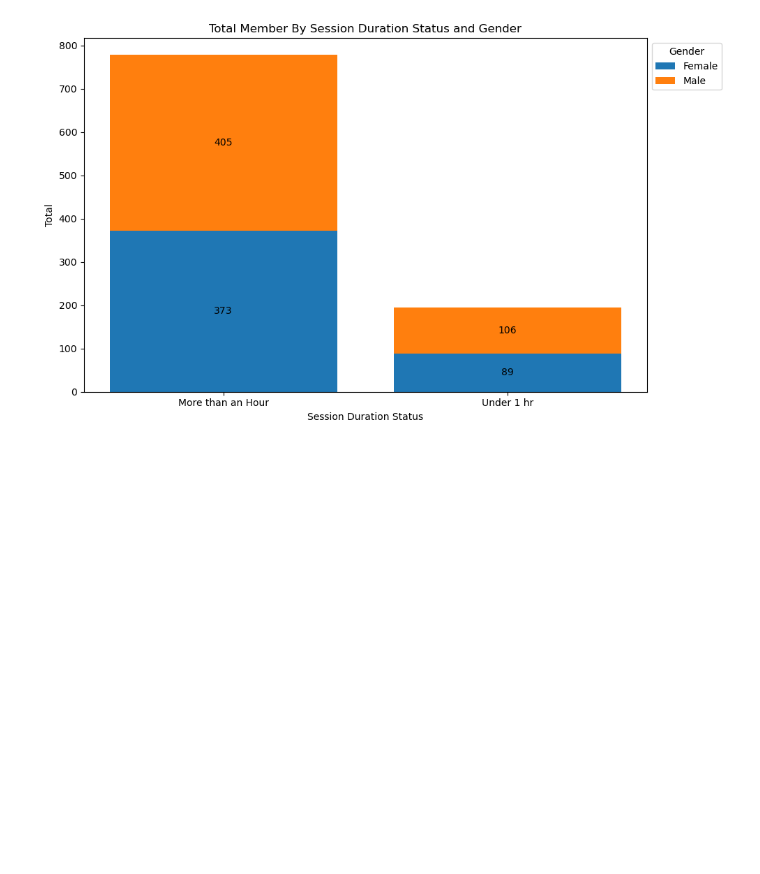
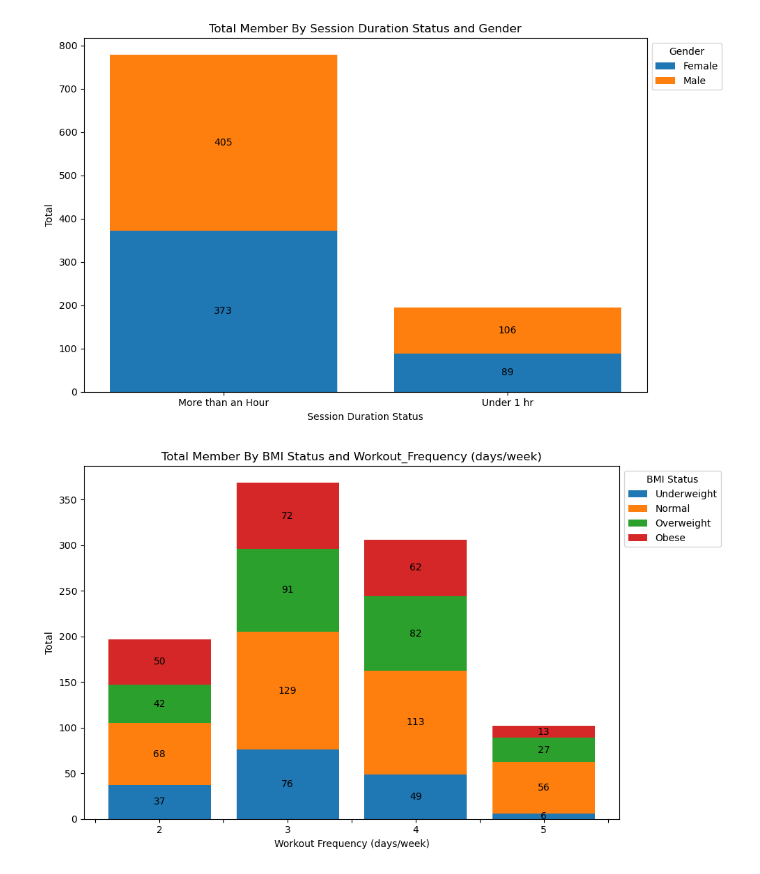
Before and after one commit to FlazeFy2/DS-Gym_Members_Exercise, a Jupyter notebook: exploratory data analysis-bar.ipynb, the cells around one changed output. Saved outputs shown, nothing was run; the diff lists cells and outputs as text; code cells hidden in the pictures; blank space fills up the shorter version.

Commit message:
[DS] Exploratory Data Analysis (EDA) - Stacked Bar Chart Total Member By BMI Status and Workout Frequency (days/week)

```diff
--- a/exploratory data analysis-bar.ipynb
+++ b/exploratory data analysis-bar.ipynb
@@ -180,3 +180,47 @@ plt.tight_layout()
 plt.show()
 # %% [output]
 [figure]
+# %%
+import pandas as pd
+import matplotlib.pyplot as plt
+import numpy as np
+
+df = pd.read_csv("gym_members_exercise_tracking.csv")
+
+# Exploratory Data Analysis (EDA) - Stacked Bar Chart Total Member By BMI Status and Workout Frequency (days/week)
+# Dataset
+df['BMI Status'] = pd.cut(
+    df['BMI'],
+    bins=[0, 18.5, 24.9, 29.9, float('inf')],
+    labels=['Underweight', 'Normal', 'Overweight', 'Obese']
+)
+context_group_counts = df.groupby(['Workout_Frequency (days/week)','BMI Status'], observed=False).size().reset_index(name='Count')
+stacked_data = context_group_counts.pivot(index='Workout_Frequency (days/week)', columns='BMI Status', values='Count').fillna(0)
+
+# Ordering
+stacked_data['Total'] = stacked_data.sum(axis=1)
+stacked_data = stacked_data.sort_values(by='Total', ascending=False)
+categories = stacked_data.columns[:-1]
+counts = stacked_data[categories].values
+
+# Plotting
+context = stacked_data.index
+fig, ax = plt.subplots(figsize=(10, 6))
+bottom = np.zeros(len(context))
+
+# Plot each group_col as stack
+for group_col_index, group in enumerate(categories):
+    p = ax.bar(context, counts[:, group_col_index], label=group, bottom=bottom)
+    bottom += counts[:, group_col_index]
+    ax.bar_label(p, label_type='center', fmt='%d')
+
+# Bar Chart
+ax.set_title(f'Total Member By BMI Status and Workout_Frequency (days/week)')
+ax.set_xlabel('Workout Frequency (days/week)')
+ax.set_ylabel('Total')
+ax.get_xaxis().set_major_formatter(plt.FuncFormatter(lambda x, _: int(x) if x.is_integer() else ''))
+ax.legend(title='BMI Status', bbox_to_anchor=(1, 1), loc='upper left')
+plt.tight_layout()
+plt.show()
+# %% [output]
+[figure, added]
```
